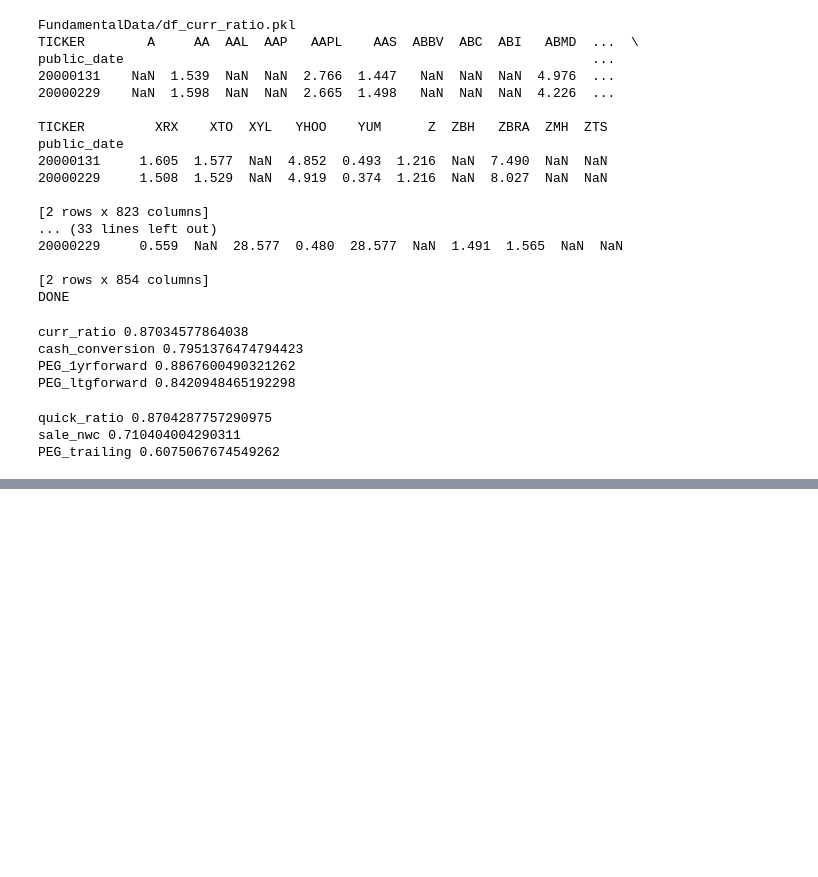
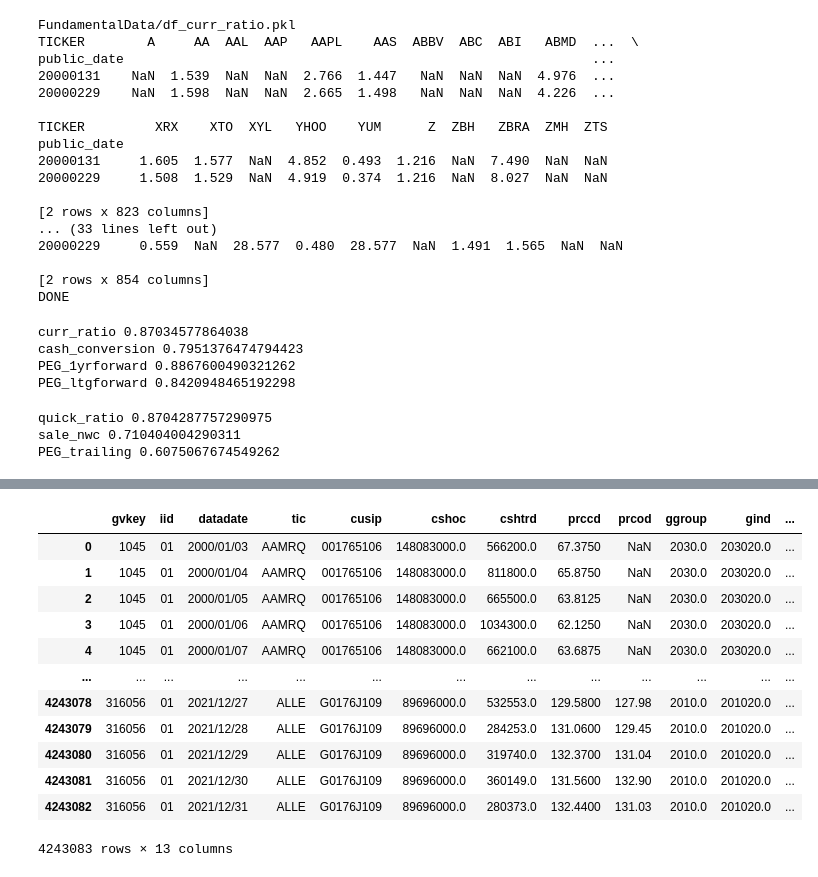
Before and after one commit to pyliut/CSMOM_HT22, a Jupyter notebook: DataFormatting_TomLiu.ipynb, the cells around one changed output, grey strips where cells are left out. Cells and saved outputs as stored; diff of their text form; code cells hidden in the pictures; blank space fills up the shorter version.

Commit message:
Added Market Data

```diff
--- a/DataFormatting_TomLiu.ipynb
+++ b/DataFormatting_TomLiu.ipynb
@@ -390,0 +498,17 @@ PEG_trailing 0.6075067674549262
+# %%
+df_PriceData = pd.read_csv("MarketData/SPX_PriceData_CompustatDaily.csv")
+df_PriceData
+# %% [output]
+|  | gvkey | iid | datadate | tic | cusip | cshoc | cshtrd | prccd | prcod | ggroup | gind | ... |
+| 0 | 1045 | 01 | 2000/01/03 | AAMRQ | 001765106 | 148083000.0 | 566200.0 | 67.3750 | NaN | 2030.0 | 203020.0 | ... |
+| 1 | 1045 | 01 | 2000/01/04 | AAMRQ | 001765106 | 148083000.0 | 811800.0 | 65.8750 | NaN | 2030.0 | 203020.0 | ... |
+| 2 | 1045 | 01 | 2000/01/05 | AAMRQ | 001765106 | 148083000.0 | 665500.0 | 63.8125 | NaN | 2030.0 | 203020.0 | ... |
+| 3 | 1045 | 01 | 2000/01/06 | AAMRQ | 001765106 | 148083000.0 | 1034300.0 | 62.1250 | NaN | 2030.0 | 203020.0 | ... |
+| 4 | 1045 | 01 | 2000/01/07 | AAMRQ | 001765106 | 148083000.0 | 662100.0 | 63.6875 | NaN | 2030.0 | 203020.0 | ... |
+| ... | ... | ... | ... | ... | ... | ... | ... | ... | ... | ... | ... | ... |
+| 4243078 | 316056 | 01 | 2021/12/27 | ALLE | G0176J109 | 89696000.0 | 532553.0 | 129.5800 | 127.98 | 2010.0 | 201020.0 | ... |
+| 4243079 | 316056 | 01 | 2021/12/28 | ALLE | G0176J109 | 89696000.0 | 284253.0 | 131.0600 | 129.45 | 2010.0 | 201020.0 | ... |
+| 4243080 | 316056 | 01 | 2021/12/29 | ALLE | G0176J109 | 89696000.0 | 319740.0 | 132.3700 | 131.04 | 2010.0 | 201020.0 | ... |
+| 4243081 | 316056 | 01 | 2021/12/30 | ALLE | G0176J109 | 89696000.0 | 360149.0 | 131.5600 | 132.90 | 2010.0 | 201020.0 | ... |
+| 4243082 | 316056 | 01 | 2021/12/31 | ALLE | G0176J109 | 89696000.0 | 280373.0 | 132.4400 | 131.03 | 2010.0 | 201020.0 | ... |
+4243083 rows × 13 columns
```
Also changed, not shown: parts of 18 cells of this notebook.
